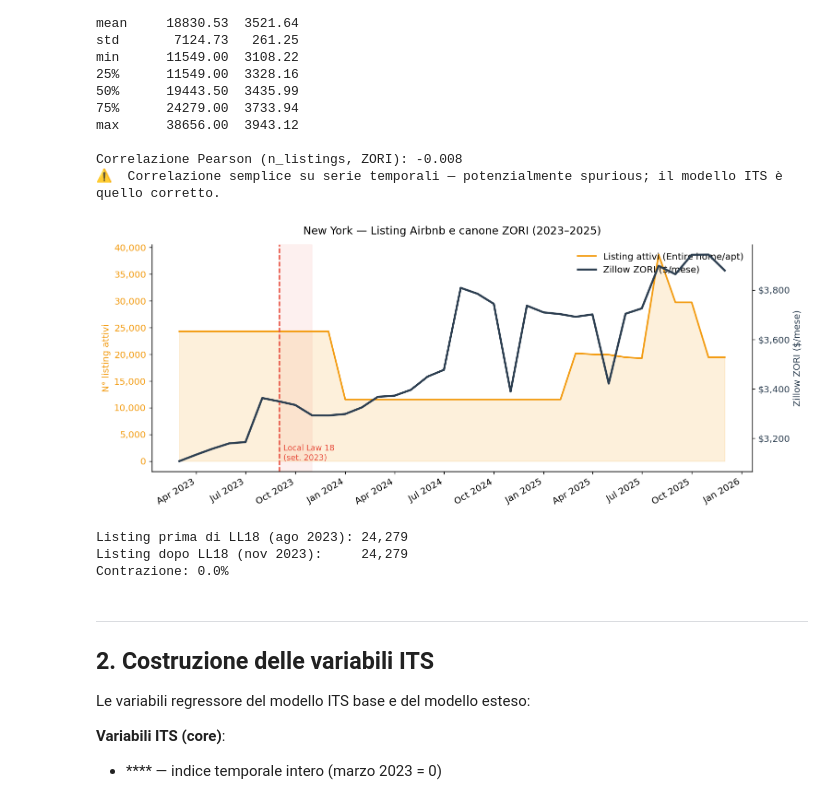
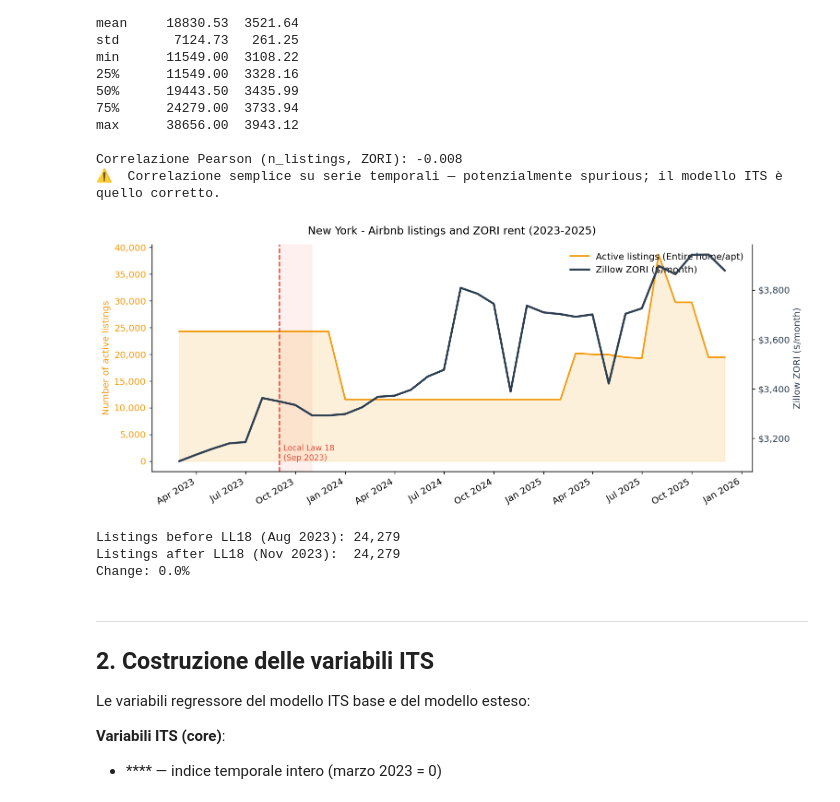
Before and after one commit to Gloreti03/AirBnB-effect-study-with-ARIMAX-model, a Jupyter notebook: 02_its_new_york.ipynb, the cells around one changed output. Saved outputs shown, nothing was run; the diff lists cells and outputs as text; code cells hidden in the pictures.

Commit message:
Changings in plots

```diff
--- a/02_its_new_york.ipynb
+++ b/02_its_new_york.ipynb
@@ -131,56 +131,56 @@ max      38656.00  3943.12
 Correlazione Pearson (n_listings, ZORI): -0.008
 ⚠️  Correlazione semplice su serie temporali — potenzialmente spurious; il modello ITS è quello corretto.
 # %%
-# Visualizzazione delle due serie su assi doppi
+# Dual-axis visualization of the two series
 LL18 = pd.Timestamp('2023-09-01')
 
 fig, ax1 = plt.subplots(figsize=(12, 5))
 
-# Listings (asse sinistro)
+# Listings (left axis)
 ax1.fill_between(panel['date'], panel['n_listings'], alpha=0.15, color='#f39c12')
-ax1.plot(panel['date'], panel['n_listings'], color='#f39c12', linewidth=2, label='Listing attivi (Entire home/apt)')
-ax1.set_ylabel('N° listing attivi', color='#f39c12')
+ax1.plot(panel['date'], panel['n_listings'], color='#f39c12', linewidth=2, label='Active listings (Entire home/apt)')
+ax1.set_ylabel('Number of active listings', color='#f39c12')
 ax1.tick_params(axis='y', labelcolor='#f39c12')
 ax1.yaxis.set_major_formatter(mticker.FuncFormatter(lambda x, _: f'{int(x):,}'))
 
-# ZORI (asse destro)
+# ZORI (right axis)
 ax2 = ax1.twinx()
-ax2.plot(panel['date'], panel['rent'], color='#2c3e50', linewidth=2.5, label='Zillow ZORI ($/mese)')
-ax2.set_ylabel('Zillow ZORI ($/mese)', color='#2c3e50')
+ax2.plot(panel['date'], panel['rent'], color='#2c3e50', linewidth=2.5, label='Zillow ZORI ($/month)')
+ax2.set_ylabel('Zillow ZORI ($/month)', color='#2c3e50')
 ax2.tick_params(axis='y', labelcolor='#2c3e50')
 ax2.yaxis.set_major_formatter(mticker.FuncFormatter(lambda x, _: f'${int(x):,}'))
 ax2.spines['right'].set_visible(True)
 
 # LL18 annotation
 ax1.axvspan(LL18, LL18 + pd.DateOffset(months=2), alpha=0.08, color='#e74c3c')
 ax1.axvline(LL18, color='#e74c3c', linestyle='--', linewidth=1.5)
 ylim = ax1.get_ylim()
 ax1.text(LL18 + pd.DateOffset(days=8), ylim[0] + (ylim[1]-ylim[0])*0.05,
-         'Local Law 18\n(set. 2023)', fontsize=9.5, color='#e74c3c')
+         'Local Law 18\n(Sep 2023)', fontsize=9.5, color='#e74c3c')
 
 lines1, labels1 = ax1.get_legend_handles_labels()
 lines2, labels2 = ax2.get_legend_handles_labels()
 ax1.legend(lines1 + lines2, labels1 + labels2, frameon=False, loc='upper right')
 
-ax1.set_title('New York — Listing Airbnb e canone ZORI (2023–2025)', pad=12)
+ax1.set_title('New York - Airbnb listings and ZORI rent (2023-2025)', pad=12)
 ax1.xaxis.set_major_formatter(mdates.DateFormatter('%b %Y'))
 ax1.xaxis.set_major_locator(mdates.MonthLocator(bymonth=[1, 4, 7, 10]))
 plt.setp(ax1.xaxis.get_majorticklabels(), rotation=30, ha='right')
 plt.tight_layout()
 plt.savefig('plots/its_01_raw_series.png', bbox_inches='tight')
 plt.show()
 
-# Quantifica il crollo dei listing
+# Quantify listing drop
 pre = panel[panel['date'] < LL18]['n_listings'].iloc[-1]
 post = panel[panel['date'] >= LL18 + pd.DateOffset(months=2)]['n_listings'].iloc[0]
-print(f'\nListing prima di LL18 (ago 2023): {pre:,.0f}')
-print(f'Listing dopo LL18 (nov 2023):     {post:,.0f}')
-print(f'Contrazione: {(post-pre)/pre*100:.1f}%')
+print(f'\nListings before LL18 (Aug 2023): {pre:,.0f}')
+print(f'Listings after LL18 (Nov 2023):  {post:,.0f}')
+print(f'Change: {(post-pre)/pre*100:.1f}%')
 # %% [output]
-[figure, old version]
+[figure, new version]
-Listing prima di LL18 (ago 2023): 24,279
-Listing dopo LL18 (nov 2023):     24,279
-Contrazione: 0.0%
+Listings before LL18 (Aug 2023): 24,279
+Listings after LL18 (Nov 2023):  24,279
+Change: 0.0%
 # %% [markdown]
 ---
 
```
Also changed, not shown: parts of 4 cells of this notebook, 19 other files.
